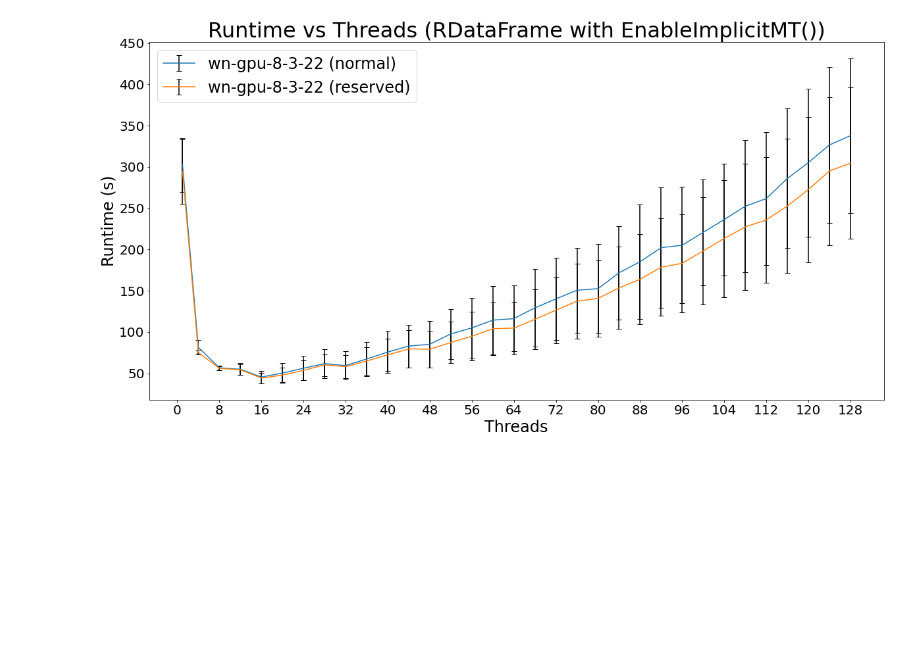
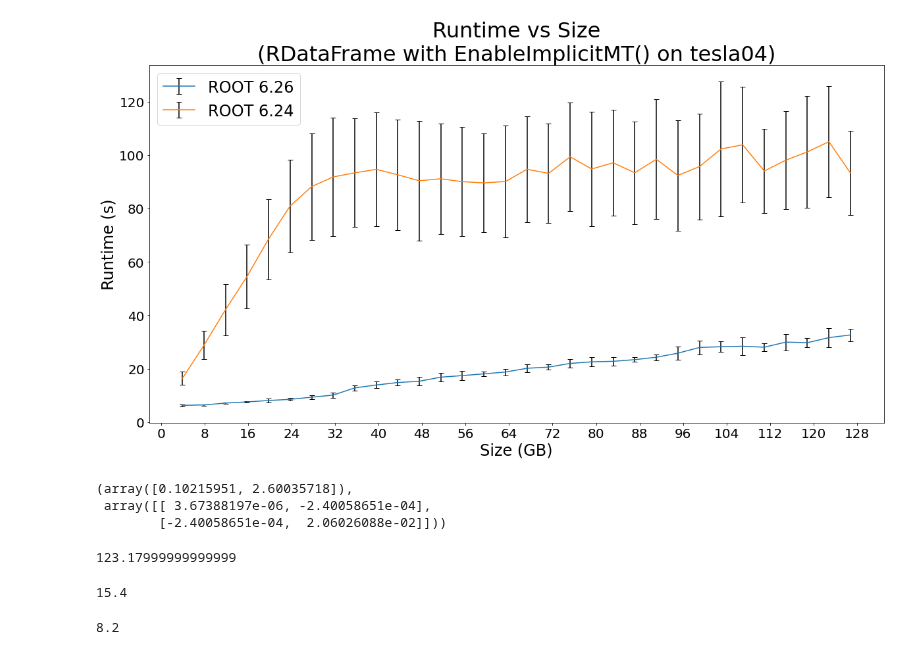
Before and after one commit to bucket420/DOE-INFN-2022, a Jupyter notebook: plot.ipynb, the cells around one changed output. Drawn from its saved outputs; the diff is of its cells as text; code cells hidden in the pictures; blank space fills up the shorter version.

```diff
--- a/plot.ipynb
+++ b/plot.ipynb
@@ -83,15 +83,15 @@ plot(path,
 # %%
 plot(path,
-     'Runtime vs Threads (RDataFrame with EnableImplicitMT())',
-     'Threads',
+     'Runtime vs Size\n(RDataFrame with EnableImplicitMT() on tesla04)',
+     'Size (GB)',
      'Runtime (s)',
-     "runtime_tests_rdf/128_files/wn-gpu-8-3-22/runtime_vs_threads_128_128_4_20.csv",
-     "wn-gpu-8-3-22 (normal)",
-     "runtime_tests_rdf/128_files/wn-gpu-8-3-22_reserved/runtime_vs_threads_128_128_4_20.csv",
-     "wn-gpu-8-3-22 (reserved)",
+     "runtime_tests_rdf/128_files/tesla04_remote/runtime_vs_size_128_4_20.csv",
+     "ROOT 6.26",
+     "runtime_tests_rdf/128_files/tesla04_remote_6_24/runtime_vs_size_128_4_20.csv",
+     "ROOT 6.24",
 #      log_scale=True,
 #      log_base=2,
      plot_type="errorbars"
     )
 # %% [output]
-[figure, old version]
+[figure, new version]
@@ -97,0 +116,18 @@ plot(path,
+# %%
+fit(path, "runtime_tests_uproot/128_files/wn-gpu-8-3-22/runtime_vs_size_mp_64_128_4_20.csv")
+# %% [output]
+(array([0.10215951, 2.60035718]),
+ array([[ 3.67388197e-06, -2.40058651e-04],
+        [-2.40058651e-04,  2.06026088e-02]]))
+# %%
+0.96 * 128 + 0.3
+# %% [output]
+123.17999999999999
+# %%
+0.1 * 128 + 2.6
+# %% [output]
+15.4
+# %%
+123 / 15
+# %% [output]
+8.2
```
Also changed, not shown: parts of 5 cells of this notebook, 2 other files.
